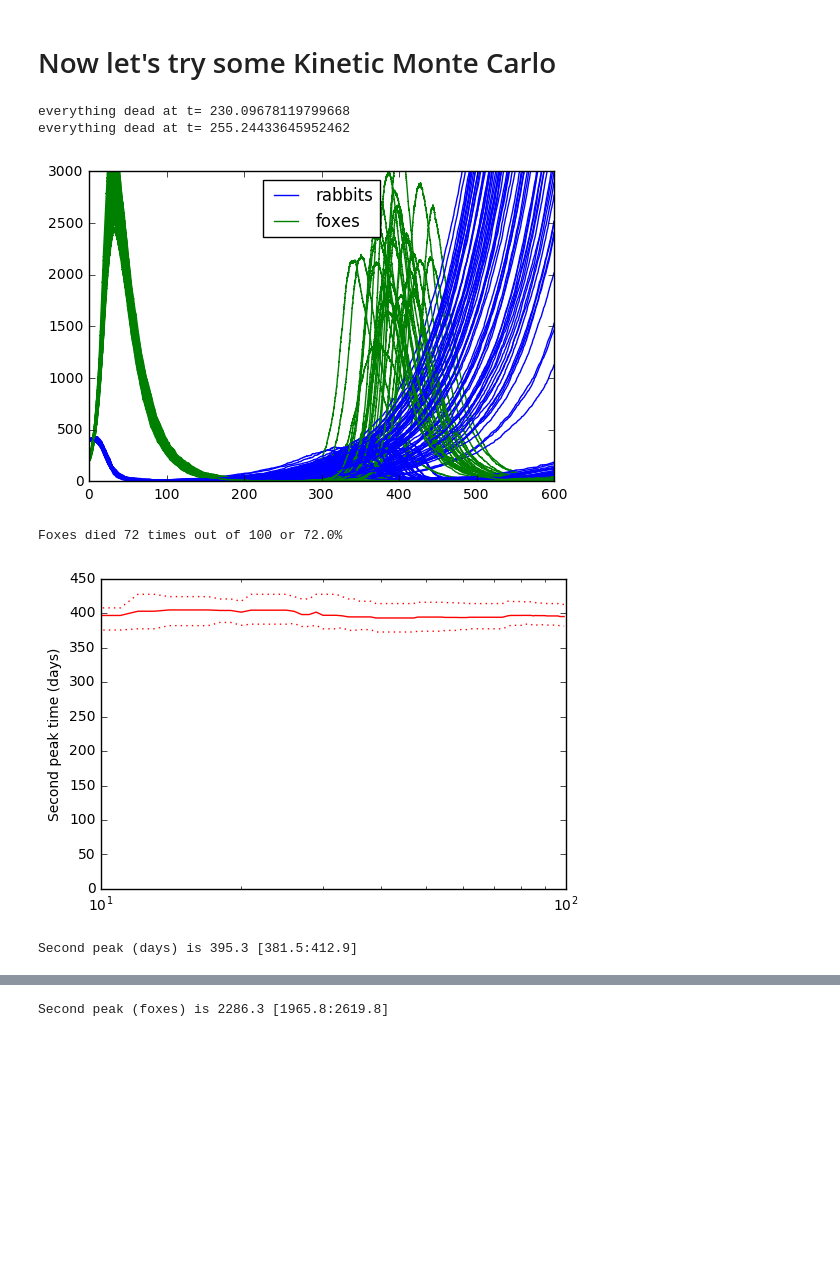
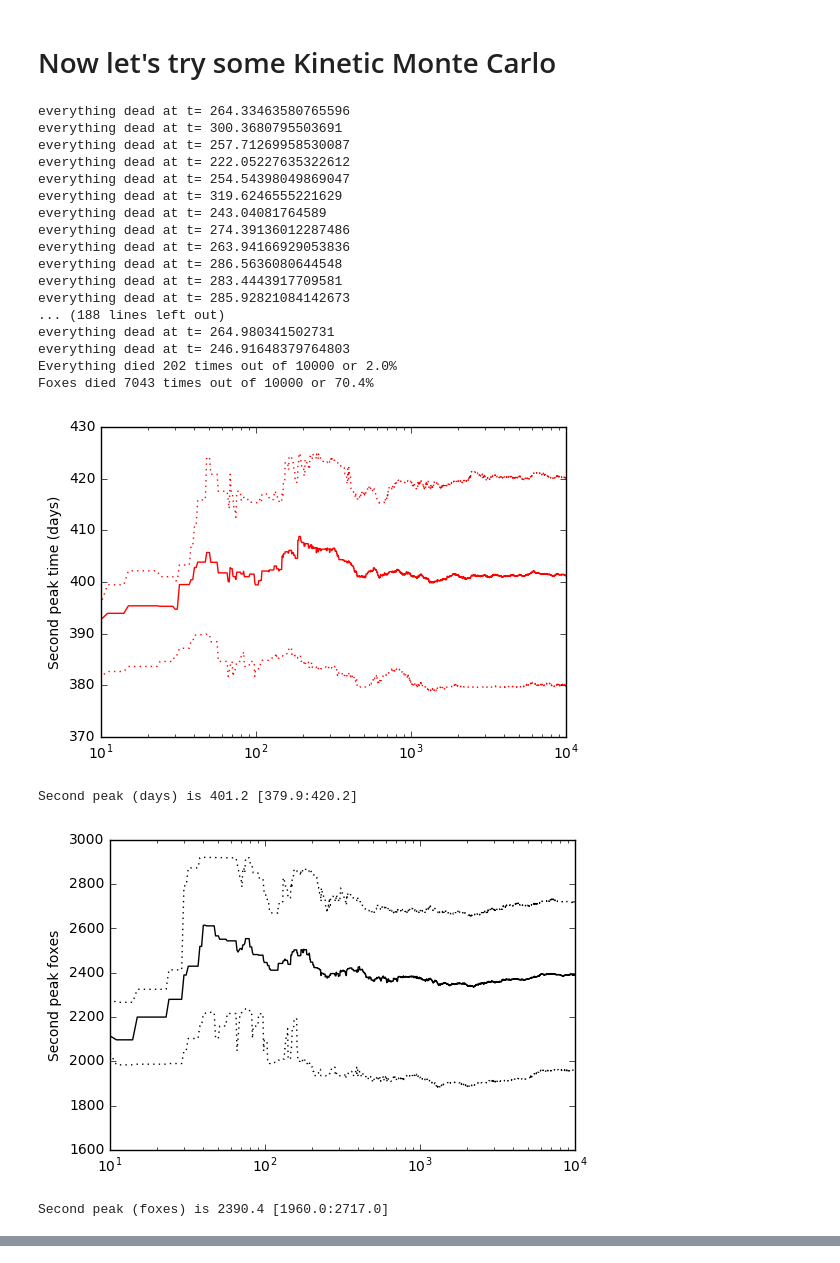
Before and after one commit to dbaugher/rabbits-and-foxes, a Jupyter notebook: rabbits-and-foxes.ipynb, the cells around one changed output, grey strips where cells are left out. Drawn from its saved outputs; the diff is of its cells as text; code cells hidden in the pictures; blank space fills up the shorter version.

```diff
--- a/rabbits-and-foxes.ipynb
+++ b/rabbits-and-foxes.ipynb
@@ -210,6 +210,7 @@ Second peak occurs at (428, 2803.6080735671562)
 # Now let's try some Kinetic Monte Carlo
 # %%
 import random
+random.seed(1) # so results don't change every time I execute
 k1 = 0.015
 k2 = 0.00004
 k3 = 0.0004
@@ -227,9 +228,10 @@ def get_rates(rabbits, foxes):
     fox_death = k4 * foxes
     return (rabbit_birth, rabbit_death, fox_birth, fox_death)
 
-quantum = 1
 dead_foxes = 0
-runs = 100
+dead_everything = 0
+runs = 10000
+
 second_peak_times = []
 second_peak_foxes = []
 
@@ -258,26 +260,27 @@ for run in range(runs):
         sum_rates = sum(rates)
         if sum_rates == 0:
             print("everything dead at t=",time)
+            dead_everything += 1
             times.append(end_time)
             rabbits.append(rabbit)
             foxes.append(fox)
             break
-        wait_time = random.expovariate( sum_rates ) * quantum
+        wait_time = random.expovariate( sum_rates )
         time += wait_time
         choice = random.uniform(0, sum_rates)
         # Imagine we threw a dart at a number line, and it hit at "choice"
         choice -= rabbit_birth
         if choice < 0:
-            rabbit += quantum # rabbit born
+            rabbit += 1 # rabbit born
             continue
         choice -= rabbit_death
         if choice < 0:
-            rabbit -= quantum # rabbit died
+            rabbit -= 1 # rabbit died
             continue
         if choice < fox_birth:
-            fox += quantum # fox born
+            fox += 1 # fox born
             continue
-        fox -= quantum # fox died
+        fox -= 1 # fox died
         if fox == 0:
             #print("Foxes died at t=",time)
             dead_foxes+=1
@@ -293,41 +296,59 @@ for run in range(runs):
 
     if len(second_peak_times)>0:
         mean_times[run] = np.mean(second_peak_times)
         mean_foxes[run] = np.mean(second_peak_foxes)
         upper_quartile_times[run] = np.percentile(second_peak_times,75)
         lower_quartile_times[run] = np.percentile(second_peak_times,25)
         upper_quartile_foxes[run] = np.percentile(second_peak_foxes,75)
         lower_quartile_foxes[run] = np.percentile(second_peak_foxes,25)
 
 
-    plt.plot(times, rabbits, 'b')
-    plt.plot(times, foxes, 'g')
+#     plt.plot(times, rabbits, 'b')
+#     plt.plot(times, foxes, 'g')
+#
+# plt.legend(['rabbits','foxes'],loc="best") # put the legend at the best location to avoid overlapping things
+# plt.ylim(0,3000)
+# plt.show()
 
-plt.legend(['rabbits','foxes'],loc="best") # put the legend at the best location to avoid overlapping things
-plt.ylim(0,3000)
-plt.show()
+
+print("Everything died {} times out of {} or {:.1f}%".format(dead_everything, runs, 100*dead_everything/runs))
 print("Foxes died {} times out of {} or {:.1f}%".format(dead_foxes, runs, 100*dead_foxes/runs))
 
 plt.semilogx(mean_times,'-r')
 plt.semilogx(upper_quartile_times,':r')
 plt.semilogx(lower_quartile_times,':r')
 plt.ylabel('Second peak time (days)')
 plt.xlim(10)
 plt.show()
 print("Second peak (days) is {:.1f} [{:.1f}:{:.1f}] ".format(mean_times[-1], lower_quartile_times[-1], upper_quartile_times[-1]))
 
 
 plt.semilogx(mean_foxes,'-k')
 plt.semilogx(upper_quartile_foxes,':k')
 plt.semilogx(lower_quartile_foxes,':k')
 plt.ylabel('Second peak foxes')
 plt.xlim(10)
 plt.show()
 print("Second peak (foxes) is {:.1f} [{:.1f}:{:.1f}] ".format(mean_foxes[-1], lower_quartile_foxes[-1], upper_quartile_foxes[-1]))
 # %% [output]
-everything dead at t= 230.09678119799668
-everything dead at t= 255.24433645952462
+everything dead at t= 264.33463580765596
+everything dead at t= 300.3680795503691
+everything dead at t= 257.71269958530087
+everything dead at t= 222.05227635322612
+everything dead at t= 254.54398049869047
+everything dead at t= 319.6246555221629
+everything dead at t= 243.04081764589
+everything dead at t= 274.39136012287486
+everything dead at t= 263.94166929053836
+everything dead at t= 286.5636080644548
+everything dead at t= 283.4443917709581
+everything dead at t= 285.92821084142673
+... (188 lines left out)
+everything dead at t= 264.980341502731
+everything dead at t= 246.91648379764803
+Everything died 202 times out of 10000 or 2.0%
+Foxes died 7043 times out of 10000 or 70.4%
-[figure, old version]
+[figure, new version]
-Foxes died 72 times out of 100 or 72.0%
+Second peak (days) is 401.2 [379.9:420.2]
-[figure, old version]
+[figure, new version]
-Second peak (days) is 395.3 [381.5:412.9]
+Second peak (foxes) is 2390.4 [1960.0:2717.0]
@@ -335 +354,0 @@ Second peak (days) is 395.3 [381.5:412.9]
-Second peak (foxes) is 2286.3 [1965.8:2619.8]
```
Also changed, not shown: parts of 2 cells of this notebook.
